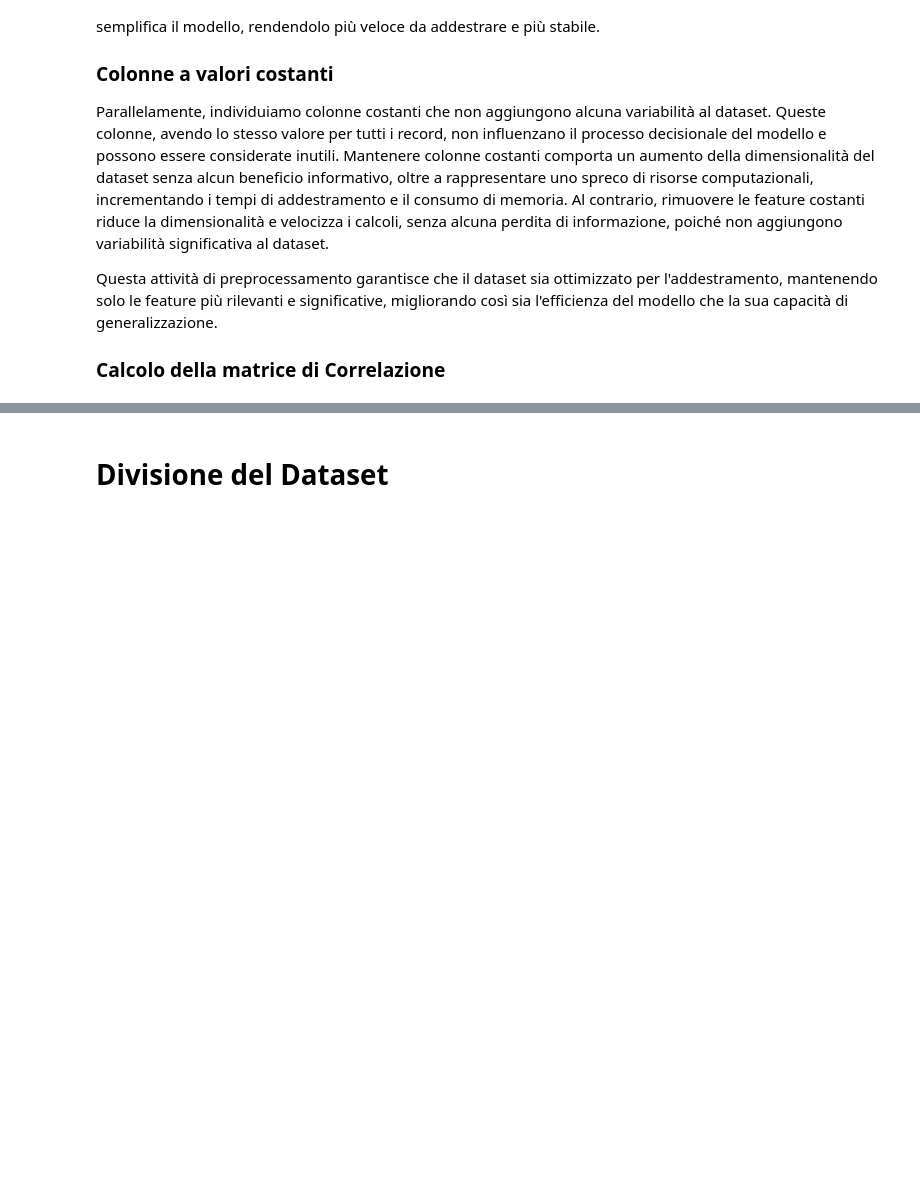
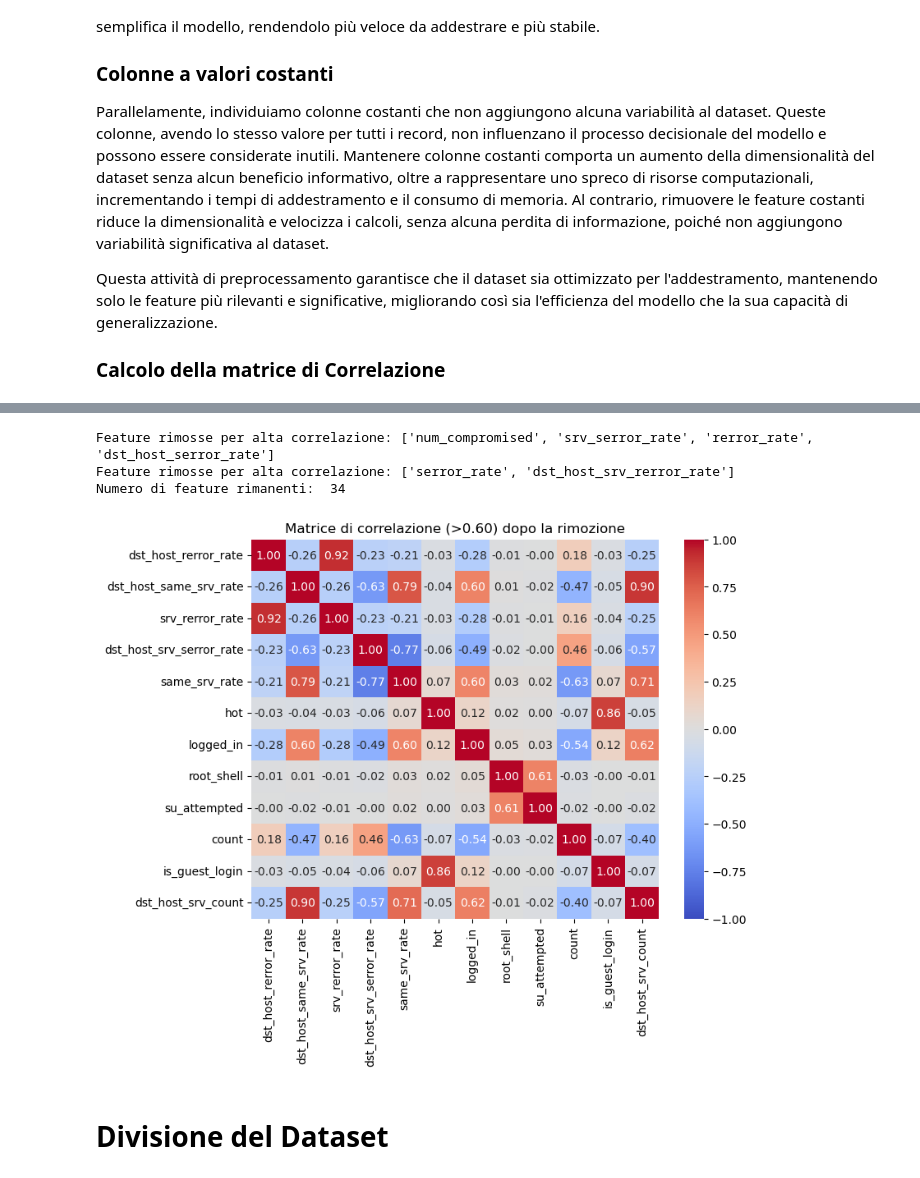
Before and after one commit to Alessio1100/ML_Intrusion_Detection, a Jupyter notebook: Intrusion_Detection_Binary.ipynb, the cells around one changed output, grey strips where cells are left out. Saved outputs shown, nothing was run; the diff lists cells and outputs as text; code cells hidden in the pictures; blank space fills up the shorter version.

```diff
--- a/Intrusion_Detection_Binary.ipynb
+++ b/Intrusion_Detection_Binary.ipynb
@@ -208,3 +175,78 @@ Numero di feature rimanenti:  36
+# %%
+# Rimuovi feature a valori costanti
+constant_columns = [col for col in X.columns if X[col].nunique() == 1]
+X = X.drop(columns=constant_columns)
+
+# iteriamo fino a che non ci sono piu coppie correlate (viene fatto per non perdere se ci sono 3 feature in mutua correlazione)
+while True:
+    correlation_matrix = X.corr(numeric_only=True)
+    highly_correlated_pairs = []
+
+    # cerca feature altamente correlate
+    for i in range(correlation_matrix.shape[0]):
+        for j in range(i + 1, correlation_matrix.shape[1]):
+            if abs(correlation_matrix.iloc[i, j]) > threshold:
+                highly_correlated_pairs.append((
+                    correlation_matrix.index[i],
+                    correlation_matrix.columns[j],
+                    correlation_matrix.iloc[i, j]
+                ))
+
+    #usciamo dal ciclo se non ci sono piu coppie
+    if not highly_correlated_pairs:
+        break
+
+    # feature da rimuovere
+    features_to_remove = []
+    visited = set()
+
+    for feature1, feature2, _ in highly_correlated_pairs:
+        if feature1 not in visited and feature2 not in visited:
+            # confontiamo correlazione con il target
+            corr_feature1 = X[feature1].corr(y_binary)
+            corr_feature2 = X[feature2].corr(y_binary)
+
+            # Rimuoviamo la feature con correlazione minore
+            if abs(corr_feature1) >= abs(corr_feature2):
+                features_to_remove.append(feature2)
+            else:
+                features_to_remove.append(feature1)
+
+            visited.add(feature1)
+            visited.add(feature2)
+
+    X = X.drop(columns=features_to_remove)
+    print("Feature rimosse per alta correlazione:", features_to_remove)
+
+print("Numero di feature rimanenti: ",len(X.columns))
+# %% [output]
+Feature rimosse per alta correlazione: ['num_compromised', 'srv_serror_rate', 'rerror_rate', 'dst_host_serror_rate']
+Feature rimosse per alta correlazione: ['serror_rate', 'dst_host_srv_rerror_rate']
+Numero di feature rimanenti:  34
+# %%
+# Calcolo della matrice di correlazione (dopo la rimozione) con soglia 0.60
+correlation_matrix = X.corr(numeric_only=True)
+highly_correlated_pairs = []
+threshold = 0.60
+
+for i in range(correlation_matrix.shape[0]):
+    for j in range(i + 1, correlation_matrix.shape[1]):
+        if abs(correlation_matrix.iloc[i, j]) > threshold:
+            highly_correlated_pairs.append((
+                correlation_matrix.index[i],
+                correlation_matrix.columns[j],
+                correlation_matrix.iloc[i, j]
+            ))
+
+# Stampa matrice delle feature con correlazione superiore al 60%
+plt.figure(figsize=(8, 6))
+correlated_features = list(set([item for sublist in highly_correlated_pairs for item in sublist[:2]]))
+correlation_matrix_filtered = correlation_matrix.loc[correlated_features, correlated_features]
+sns.heatmap(correlation_matrix_filtered, cmap='coolwarm', annot=True, fmt='.2f', vmin=-1, vmax=1)
+plt.title("Matrice di correlazione (>0.60) dopo la rimozione")
+plt.show()
+# %% [output]
+[figure, added]
 # %% [markdown]
 # Divisione del Dataset
 # %% [markdown]
```
Also changed, not shown: parts of 21 cells of this notebook.
